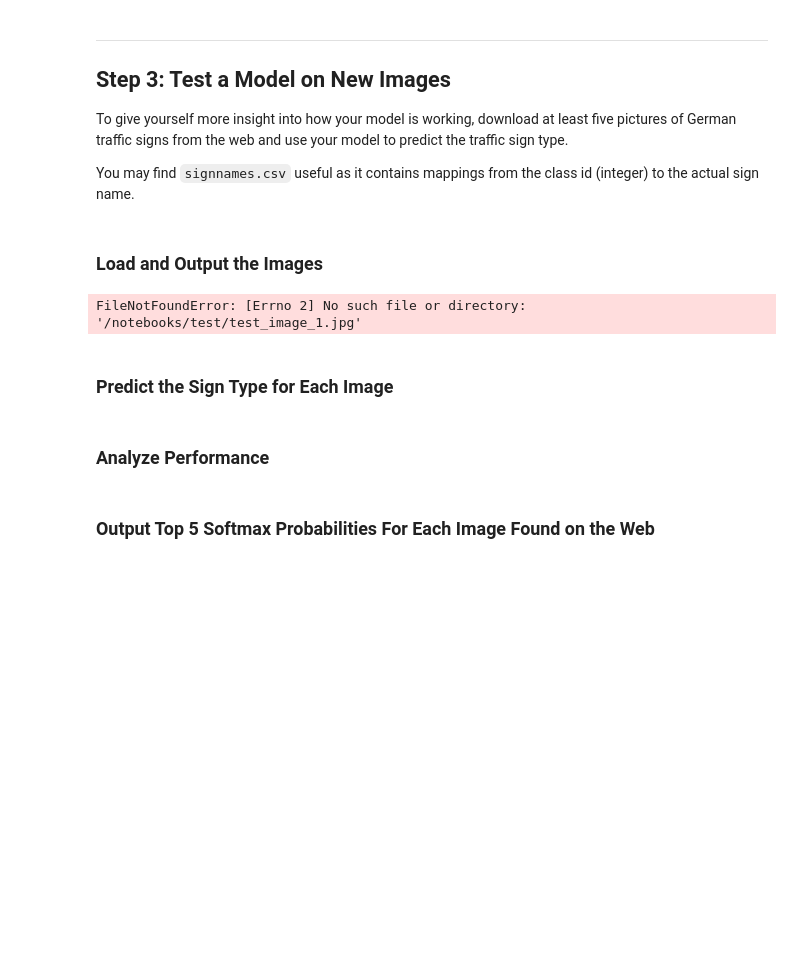
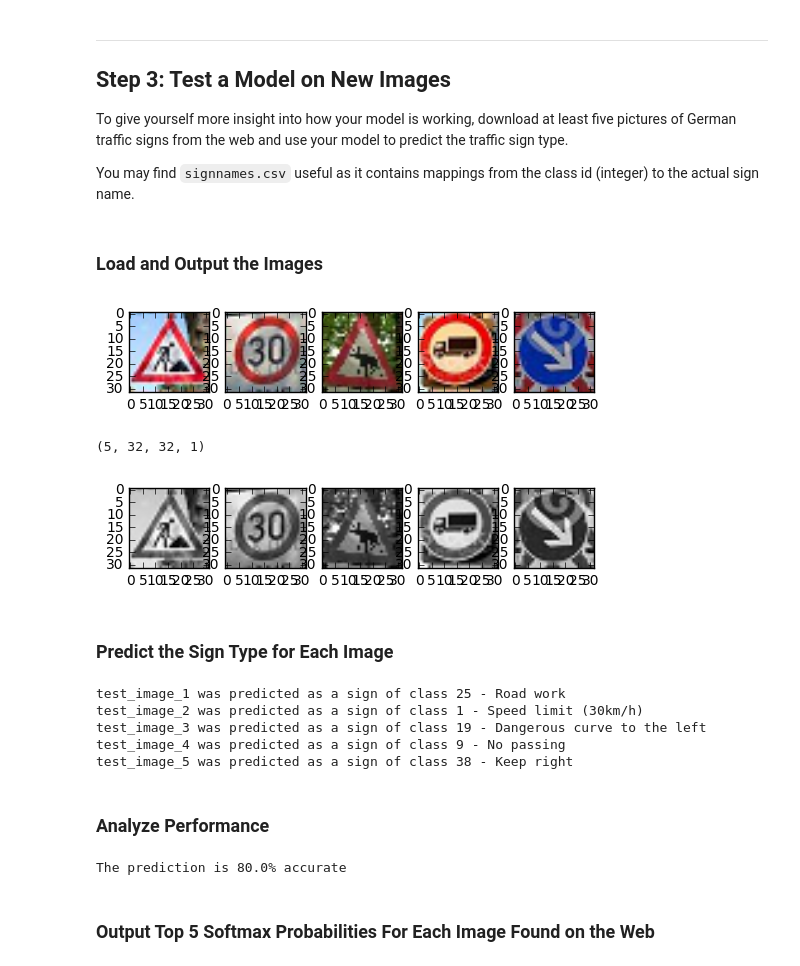
Before and after one commit to qianqian121/nd013, a Jupyter notebook: project_traffic_sign/traffic-signs/Traffic_Sign_Classifier.ipynb, the cells around one changed output. Cells and saved outputs as stored; diff of their text form; code cells hidden in the pictures; blank space fills up the shorter version.

Commit message:
Project traffic sign: debugging ipynb
Project traffic sign: debugging ipynb

```diff
--- a/project_traffic_sign/traffic-signs/Traffic_Sign_Classifier.ipynb
+++ b/project_traffic_sign/traffic-signs/Traffic_Sign_Classifier.ipynb
@@ -266,7 +266,7 @@ x = tf.placeholder(tf.float32, (None, 32, 32, 1))
 y = tf.placeholder(tf.int32, (None))
 one_hot_y = tf.one_hot(y, n_classes)
 
-rate = 0.001
+rate = 0.005
 
 logits = LeNet(x)
 cross_entropy = tf.nn.softmax_cross_entropy_with_logits(logits = logits, labels = one_hot_y)
@@ -289,7 +289,7 @@ sets imply underfitting. A high accuracy on the training set but low accuracy on
 ### the accuracy on the test set should be calculated and reported as well.
 ### Feel free to use as many code cells as needed.
 
-EPOCHS = 3
+EPOCHS = 10
 BATCH_SIZE=128
 
 def evaluate(X_data, y_data):
@@ -357,27 +363,29 @@ You may find `signnames.csv` useful as it contains mappings from the class id (i
 # %%
 ### Load the images and plot them here.
 ### Feel free to use as many code cells as needed.
 import matplotlib.pyplot as plt
 import matplotlib.image as mping
 test_images = []
 for i in range(1, 6):
-    img = mping.imread("/notebooks/test/test_image_" + str(i) + ".jpg")
+    img = mping.imread("/notebooks/traffic-signs/test/test_image_" + str(i) + ".jpg")
     test_images.append(img)
 
 for i in range(5):
     plt.subplot(1, 5, i+1)
     plt.imshow(test_images[i])
 plt.show()
 
 X_test1 = preprocess_images(np.array(test_images))
 print(X_test1.shape)
 
 for i in range(5):
     plt.subplot(1, 5, i+1)
     plt.imshow(X_test1[i].squeeze(), cmap='gray')
 plt.show()
 # %% [output]
+[figure, added]
-FileNotFoundError: [Errno 2] No such file or directory: '/notebooks/test/test_image_1.jpg'
+(5, 32, 32, 1)
+[figure, added]
 # %% [markdown]
 ### Predict the Sign Type for Each Image
 # %%
@@ -405,6 +413,12 @@ with tf.Session() as sess:
 
 for i in range(5):
     print("test_image_" + str(i+1) + " was predicted as a sign of class " + str(r_pred_class[i]) + " - " + signnames[str(r_pred_class[i])])
+# %% [output]
+test_image_1 was predicted as a sign of class 25 - Road work
+test_image_2 was predicted as a sign of class 1 - Speed limit (30km/h)
+test_image_3 was predicted as a sign of class 19 - Dangerous curve to the left
+test_image_4 was predicted as a sign of class 9 - No passing
+test_image_5 was predicted as a sign of class 38 - Keep right
 # %% [markdown]
 ### Analyze Performance
 # %%
@@ -416,6 +430,8 @@ for i in range(5):
     if (r_top5_pred_prob[0][i][0] > 0.90):
         accuracy = accuracy + 1
 print("The prediction is " + str(accuracy* 100 / 5) + "% accurate")
+# %% [output]
+The prediction is 80.0% accurate
 # %% [markdown]
 ### Output Top 5 Softmax Probabilities For Each Image Found on the Web
 # %% [markdown]
```
Also changed, not shown: parts of 6 cells of this notebook.
